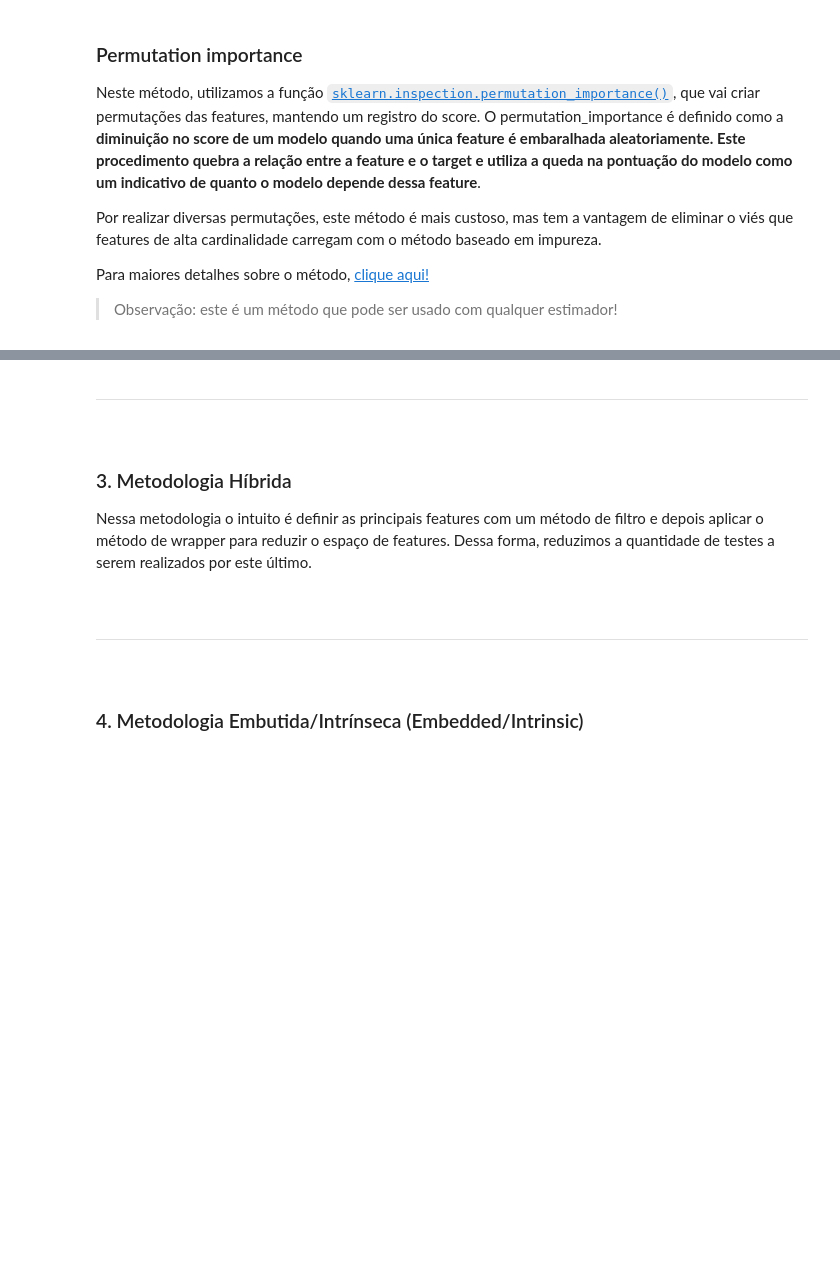
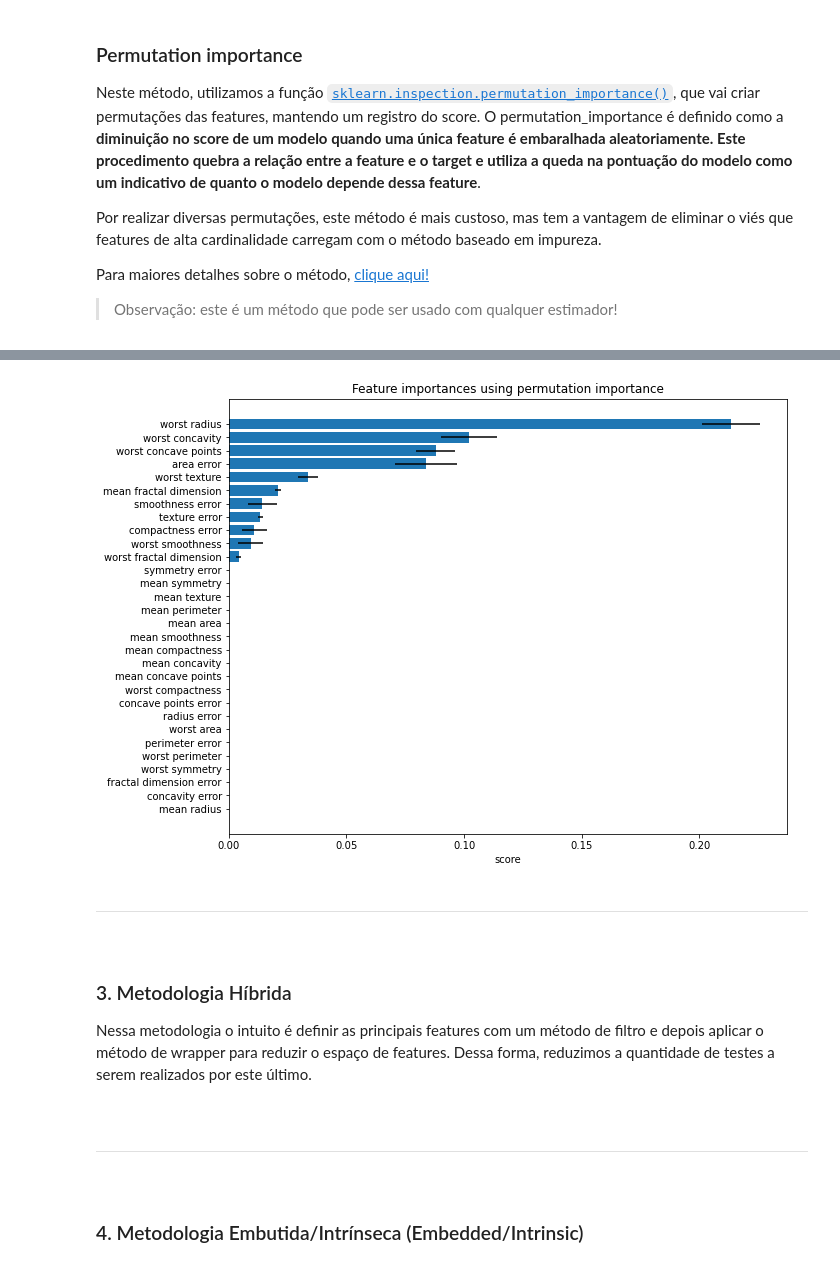
Before and after one commit to GabrielAsato/Curso_DS_Degree, a Jupyter notebook: Módulo 11 - Machine Learning III/1 - Feature Selection/Feature selection Alunos.ipynb, the cells around one changed output, grey strips where cells are left out. Saved outputs shown, nothing was run; the diff lists cells and outputs as text; code cells hidden in the pictures; blank space fills up the shorter version.

```diff
--- a/Módulo 11 - Machine Learning III/1 - Feature Selection/Feature selection Alunos.ipynb
+++ b/Módulo 11 - Machine Learning III/1 - Feature Selection/Feature selection Alunos.ipynb
@@ -479,10 +551,14 @@ from sklearn.pipeline import Pipeline
 from sklearn.model_selection import RandomizedSearchCV
 # %%
 # Instancia RFE e Decision Tree
-
+dt = DecisionTreeClassifier(random_state = 42)
+rfe = RFE(estimator = dt)
 
 # Cria pipeline
-
+rfe_pipe = Pipeline([
+    ("rfe", rfe),
+    ("model", dt)
+])
 
 # Define param_grid
 param_grid_ab = {"rfe__n_features_to_select" : range(1, X_train.shape[1]+1),
@@ -491,9 +567,10 @@ param_grid_ab = {"rfe__n_features_to_select" : range(1, X_train.shape[1]+1),
                 }
 
 # Instancia StratifiedKFold
-
+fold = StratifiedKFold(n_splits = 3, shuffle = True, random_state = 42)
 
 # Instancia RandomizedSearchCV
-
+random_cv = RandomizedSearchCV(estimator = rfe_pipe, cv = fold, param_distributions = param_grid_ab, n_iter = 20, scoring = "accuracy")
 
 # Fit do RandomizedSearchCV
+random_cv.fit(X_train, y_train)
@@ -506,2 +623,24 @@ Percebam que utilizamos o mesmo modelo para escolher as melhores features (DT) e
 # %% [markdown]
 Vamos rodar o modelo sem RFE para comparar
+# %%
+# Instancia RFE e Decision Tree
+dt = DecisionTreeClassifier(random_state = 42)
+
+# Cria pipeline
+rfe_pipe = Pipeline([
+    ("model", dt)
+])
+
+# Define param_grid
+param_grid_ab = {
+                "model__max_depth" : [10, 25, 50]
+                }
+
+# Instancia StratifiedKFold
+fold = StratifiedKFold(n_splits = 3, shuffle = True, random_state = 42)
+
+# Instancia RandomizedSearchCV
+random_cv = RandomizedSearchCV(estimator = rfe_pipe, cv = fold, param_distributions = param_grid_ab, n_iter = 20, scoring = "accuracy")
+
+# Fit do RandomizedSearchCV
+random_cv.fit(X_train, y_train)
@@ -519,9 +675,12 @@ Para maiores detalhes sobre o método, [clique aqui!](https://scikit-learn.org/s
 from sklearn.inspection import permutation_importance
 
 # Faz o fit do DT
-
+dt = DecisionTreeClassifier(random_state = 42)
+dt.fit(X_train, y_train)
 
 # Calcula o permutation_importance
+dict_permutation = permutation_importance(estimator = dt, n_repeats = 3, X = X_train, y = y_train, scoring = 'accuracy', random_state = 42)
 # %%
 # Cria df a partir dos atributos
-df_perm =
+df_perm = pd.DataFrame(zip(X_train.columns, dict_permutation.importances_mean, dict_permutation.importances_std), columns = ['features', 'importance', 'std'])
+df_perm.head()
@@ -528,9 +694,12 @@ df_perm =
 # %%
-plt.figure(figsize=(12, 7))
+plt.figure(figsize=(10, 8))
 plt.title("Feature importances using permutation importance")
+df_perm.sort_values('importance', ascending = True, inplace = True)
 plt.barh(df_perm['features'], df_perm["importance"], xerr=df_perm["std"])
 plt.xlabel("score")
 plt.show()
+# %% [output]
+[figure, added]
 # %% [markdown]
 _______________________________________________________________________________________
 <br>
```
Also changed, not shown: parts of 30 cells of this notebook.
